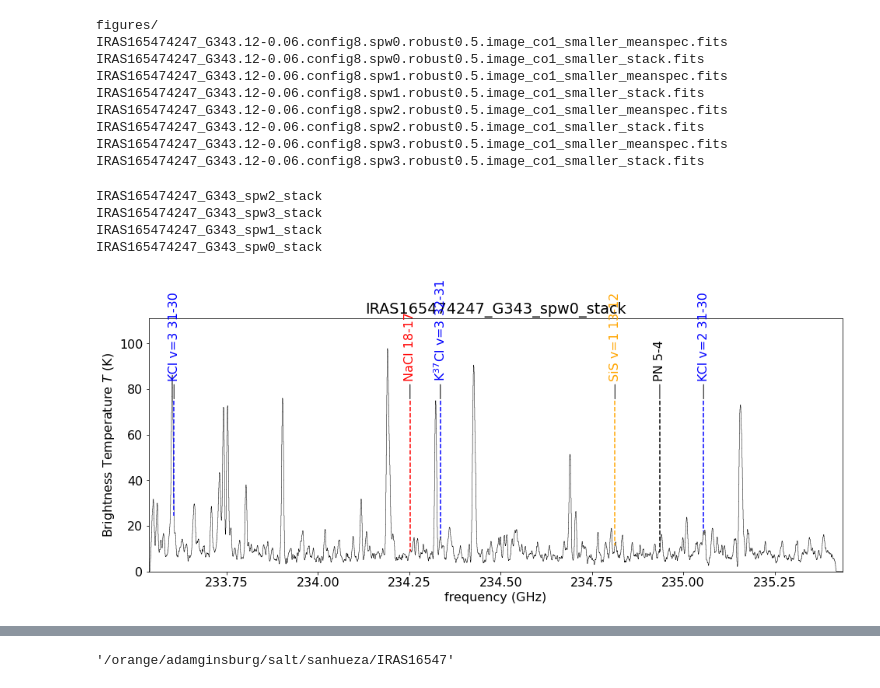
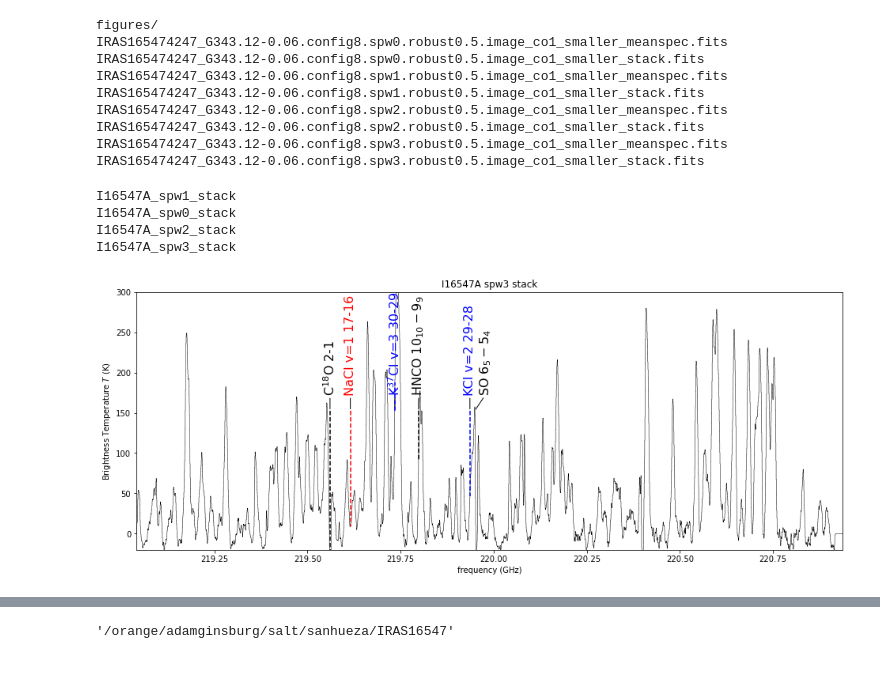
Before and after one commit to keflavich/saltmining, a Jupyter notebook: notebooks/SanhuezaI16547.ipynb, the cells around one changed output, grey strips where cells are left out. Saved outputs shown, nothing was run; the diff lists cells and outputs as text; code cells hidden in the pictures.

```diff
--- a/notebooks/SanhuezaI16547.ipynb
+++ b/notebooks/SanhuezaI16547.ipynb
@@ -317,7 +347,7 @@ pl.rcParams['image.origin'] = 'lower'
 restval = 232.6867*u.GHz # 'H2Ov2=1_5(5,0)-6(4,3)':
 cube = [c for c in cubes if (c.spectral_extrema[0] < restval) & (c.spectral_extrema[1] > restval)][0]
 print(cube)
-watercube = scube = (cube.subcube_from_regions(reg)
+watercube = scube = (cube.subcube_from_regions([diskA[0] | diskB[0]])
          .with_spectral_unit(u.km/u.s,
                                                           velocity_convention='radio',
                                                           rest_value=restval)
@@ -337,7 +367,7 @@ mx.quicklook(use_aplpy=False)
 pl.title("mx")
 pl.colorbar()
 pl.subplot(1,3,3)
-msk = mx > 0.015*mx.unit
+msk = mx > 50*u.K
 #msk = scipy.ndimage.binary_erosion(msk, iterations=1)
 msk = scipy.ndimage.binary_dilation(msk, iterations=14)
 pl.imshow(msk, interpolation='none', origin='lower')
@@ -346,7 +376,7 @@ pl.tight_layout()
 pl.figure()
 
 
-m1 = scube.with_mask(msk).with_mask(scube > 0.0001*jtok).moment1()
+m1 = scube.with_mask(msk).with_mask(scube > 30*u.K).moment1()
 pl.figure(figsize=(14,6))
 ax1 = pl.subplot(1,2,1)
 im = ax1.imshow(m1.value, vmin=-35, vmax=-25)
@@ -509,13 +539,21 @@ import sys
 sys.path.append('/orange/adamginsburg/salt/code/')
 from overplot_saltlines import overplot_saltlines
 # %%
-spectra = []
+spectraA = []
 for ii,cube in enumerate(cubes):
     cube.allow_huge_operations=True
-    sp = cube.subcube_from_regions(reg).mean(axis=(1,2))
+    sp = cube.subcube_from_regions(diskA).mean(axis=(1,2))
     pysp = pyspeckit.Spectrum(data=sp, xarr=sp.spectral_axis, header=sp.header)
-    spectra.append(pysp)
-    pysp.specname = f'spw{ii+1}'
+    spectraA.append(pysp)
+    pysp.specname = f'I16547A spw{ii+1}'
+# %%
+spectraB = []
+for ii,cube in enumerate(cubes):
+    cube.allow_huge_operations=True
+    sp = cube.subcube_from_regions(diskB).mean(axis=(1,2))
+    pysp = pyspeckit.Spectrum(data=sp, xarr=sp.spectral_axis, header=sp.header)
+    spectraB.append(pysp)
+    pysp.specname = f'I16547B spw{ii+1}'
 # %%
 mkdir -p spectra/figures
 # %%
@@ -672,10 +729,10 @@ IRAS165474247_G343.12-0.06.config8.spw2.robust0.5.image_co1_smaller_stack.fits
 IRAS165474247_G343.12-0.06.config8.spw3.robust0.5.image_co1_smaller_meanspec.fits
 IRAS165474247_G343.12-0.06.config8.spw3.robust0.5.image_co1_smaller_stack.fits
 # %%
-stackspectra = []
-for ii,fn in enumerate(glob.glob('spectra/*_stack.fits')):
+stackspectraA = []
+for ii,fn in enumerate(glob.glob('spectra/I16547A*_stack.fits')):
     pysp = pyspeckit.Spectrum(fn)
     basename = os.path.basename(fn)
     spl = basename.split(".")
-    pysp.specname = f'{spl[0]}_{spl[4]}_stack'
-    stackspectra.append(pysp)
+    pysp.specname = f'I16547A {spl[4]} stack'
+    stackspectraA.append(pysp)
@@ -682,8 +747,8 @@ for ii,fn in enumerate(glob.glob('spectra/*_stack.fits')):
 # %%
-overplot_saltlines(stackspectra, vcen=0*u.km/u.s, savepath='spectra/figures')
+overplot_saltlines(stackspectraA, vcen=0*u.km/u.s, ymin=-20, ymax=300, yfrac=0.6, savepath='spectra/figures')
 # %% [output]
-IRAS165474247_G343_spw2_stack
-IRAS165474247_G343_spw3_stack
-IRAS165474247_G343_spw1_stack
-IRAS165474247_G343_spw0_stack
+I16547A_spw1_stack
+I16547A_spw0_stack
+I16547A_spw2_stack
+I16547A_spw3_stack
-[figure, old version]
+[figure, new version]
```
Also changed, not shown: parts of 14 cells of this notebook, 7 other files.
